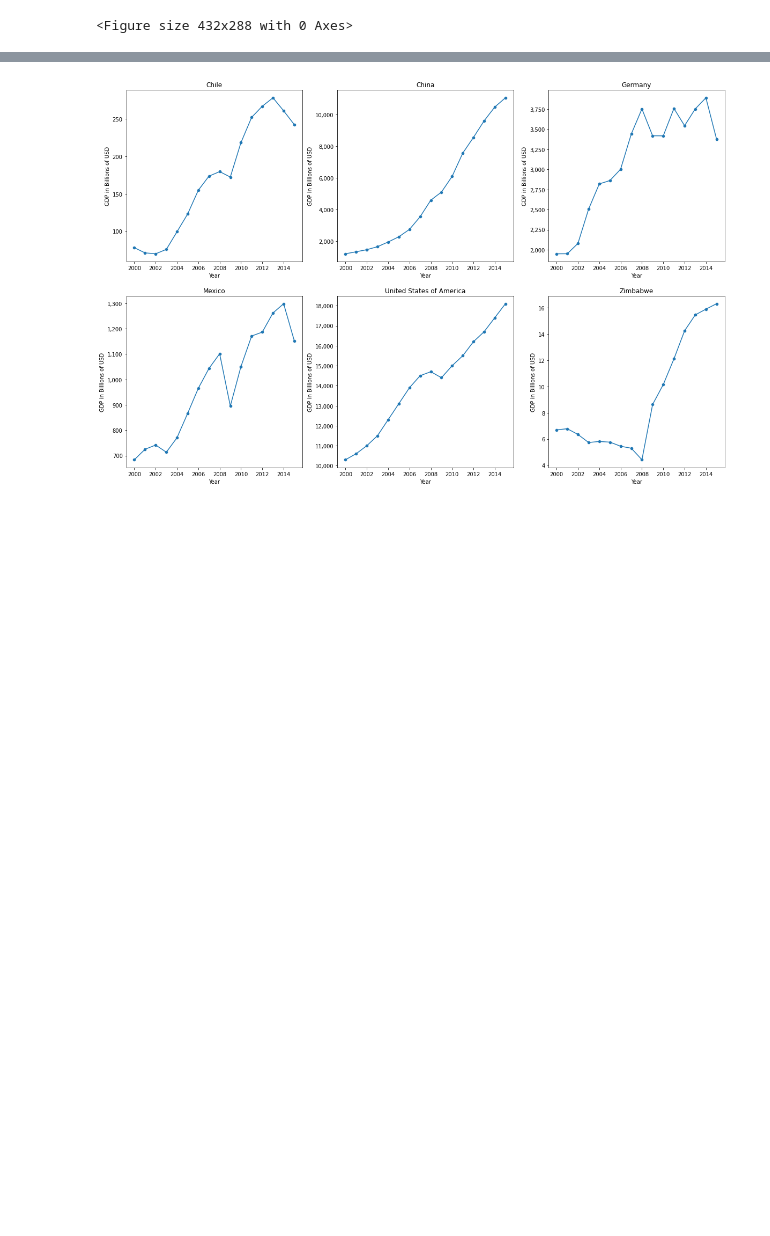
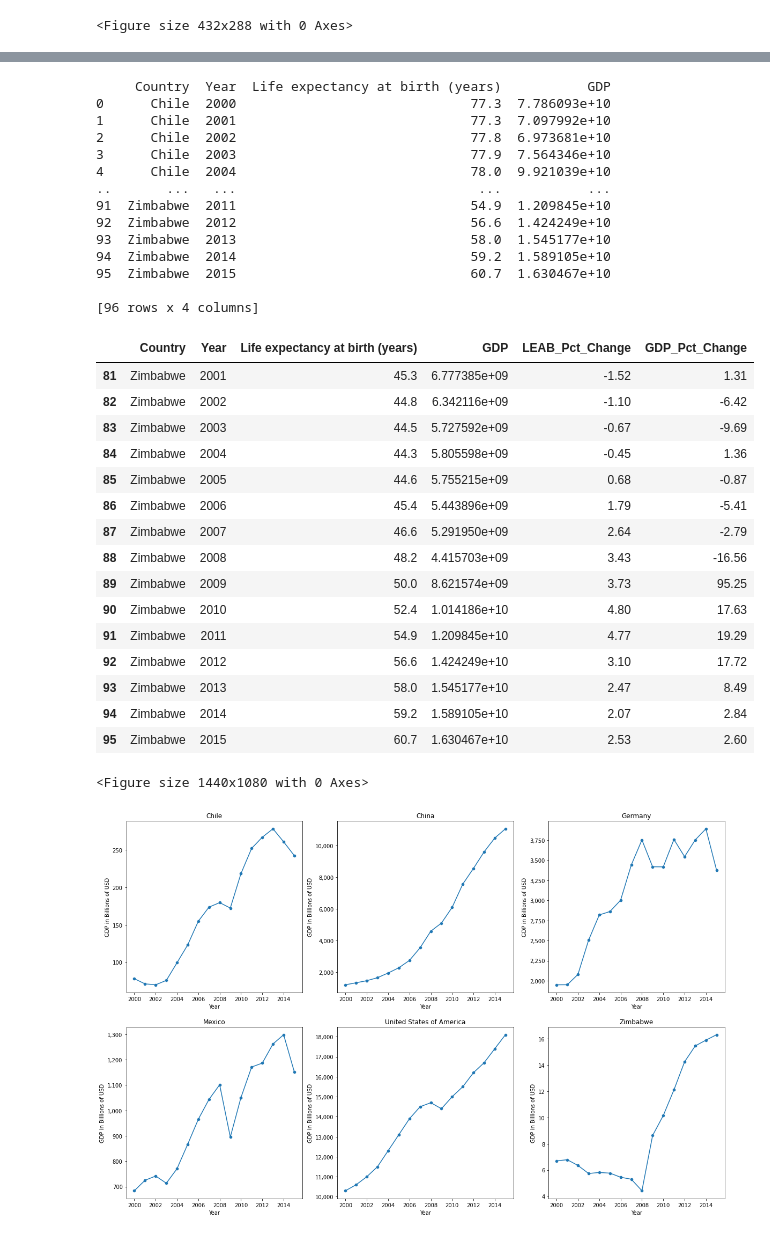
Before and after one commit to egecalay/Life-Expectancy-and-GDP, a Jupyter notebook: life_expectancy_gdp.ipynb, the cells around one changed output, grey strips where cells are left out. Drawn from its saved outputs; the diff is of its cells as text; code cells hidden in the pictures; blank space fills up the shorter version.

```diff
--- a/life_expectancy_gdp.ipynb
+++ b/life_expectancy_gdp.ipynb
@@ -213,3 +217,58 @@ plt.clf()
+# %%
+#Plot Percent change in (LEB) in a time-series graph for each country.
+
+
+print(df)
+#df.drop('Year',axis=1,inplace=True)
+
+counter=1
+plt.figure(figsize=(20,15))
+
+for country in unique_countries:
+    df_country=df[df['Country'] == country]
+    #counter+=1
+    #df_country['Pct_Change']=df_country['Life expectancy at birth (years)'].pct_change()*100
+    df_country_2 = df_country.iloc[:,2:].pct_change().round(4)*100
+    #df_country_2.round(2)
+    df_country_2.columns = ['LEAB_Pct_Change','GDP_Pct_Change']
+    result = pd.concat([df_country, df_country_2],axis=1)
+    result.dropna(inplace=True) #removes the empty first rows, due to percentage calculation
+
+#df_country_2
+#result.info()
+result
+# %% [output]
+     Country  Year  Life expectancy at birth (years)           GDP
+0      Chile  2000                              77.3  7.786093e+10
+1      Chile  2001                              77.3  7.097992e+10
+2      Chile  2002                              77.8  6.973681e+10
+3      Chile  2003                              77.9  7.564346e+10
+4      Chile  2004                              78.0  9.921039e+10
+..       ...   ...                               ...           ...
+91  Zimbabwe  2011                              54.9  1.209845e+10
+92  Zimbabwe  2012                              56.6  1.424249e+10
+93  Zimbabwe  2013                              58.0  1.545177e+10
+94  Zimbabwe  2014                              59.2  1.589105e+10
+95  Zimbabwe  2015                              60.7  1.630467e+10
+
+[96 rows x 4 columns]
+|  | Country | Year | Life expectancy at birth (years) | GDP | LEAB_Pct_Change | GDP_Pct_Change |
+| 81 | Zimbabwe | 2001 | 45.3 | 6.777385e+09 | -1.52 | 1.31 |
+| 82 | Zimbabwe | 2002 | 44.8 | 6.342116e+09 | -1.10 | -6.42 |
+| 83 | Zimbabwe | 2003 | 44.5 | 5.727592e+09 | -0.67 | -9.69 |
+| 84 | Zimbabwe | 2004 | 44.3 | 5.805598e+09 | -0.45 | 1.36 |
+| 85 | Zimbabwe | 2005 | 44.6 | 5.755215e+09 | 0.68 | -0.87 |
+| 86 | Zimbabwe | 2006 | 45.4 | 5.443896e+09 | 1.79 | -5.41 |
+| 87 | Zimbabwe | 2007 | 46.6 | 5.291950e+09 | 2.64 | -2.79 |
+| 88 | Zimbabwe | 2008 | 48.2 | 4.415703e+09 | 3.43 | -16.56 |
+| 89 | Zimbabwe | 2009 | 50.0 | 8.621574e+09 | 3.73 | 95.25 |
+| 90 | Zimbabwe | 2010 | 52.4 | 1.014186e+10 | 4.80 | 17.63 |
+| 91 | Zimbabwe | 2011 | 54.9 | 1.209845e+10 | 4.77 | 19.29 |
+| 92 | Zimbabwe | 2012 | 56.6 | 1.424249e+10 | 3.10 | 17.72 |
+| 93 | Zimbabwe | 2013 | 58.0 | 1.545177e+10 | 2.47 | 8.49 |
+| 94 | Zimbabwe | 2014 | 59.2 | 1.589105e+10 | 2.07 | 2.84 |
+| 95 | Zimbabwe | 2015 | 60.7 | 1.630467e+10 | 2.53 | 2.60 |
+<Figure size 1440x1080 with 0 Axes>
 # %%
 
 #Plot Gross Domestic Product (GDP) change in a time-series graph for each country.
```
Also changed, not shown: parts of 3 cells of this notebook.
